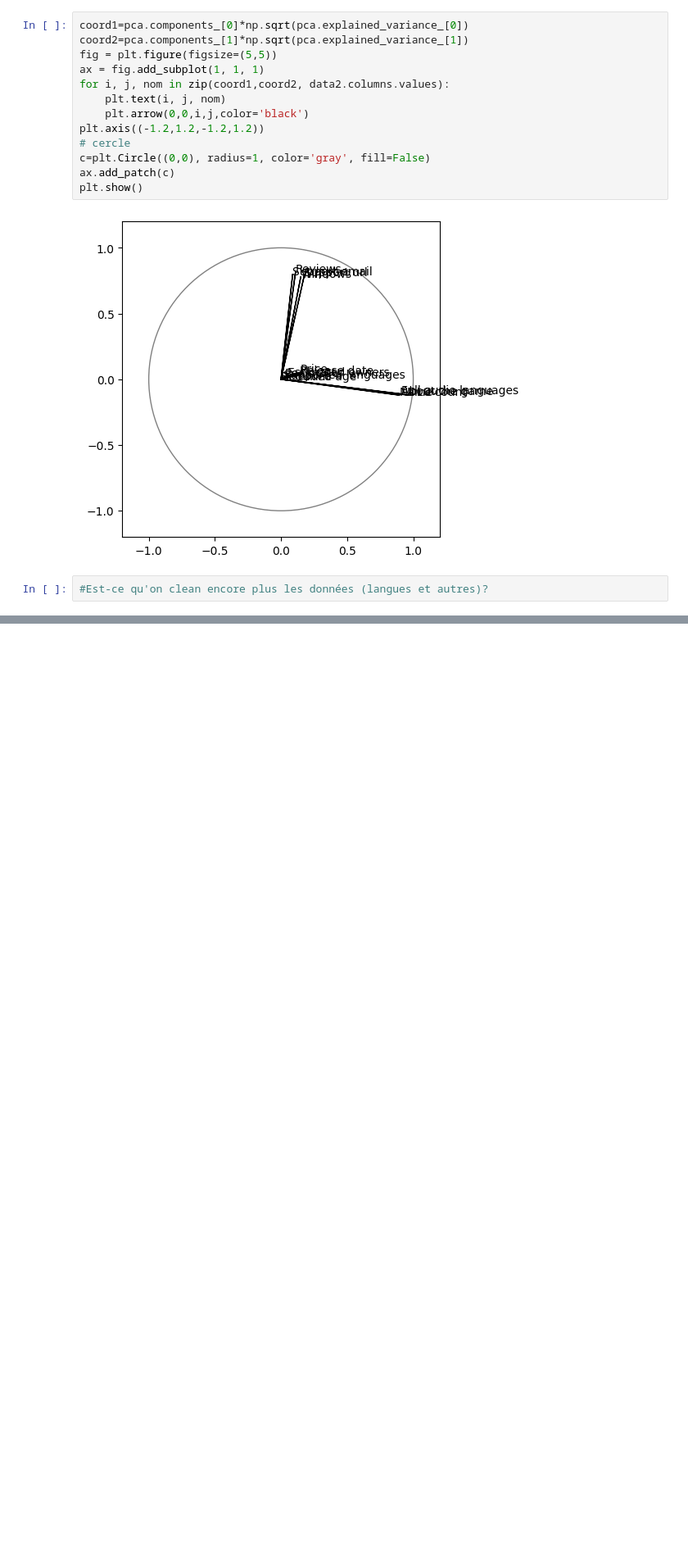
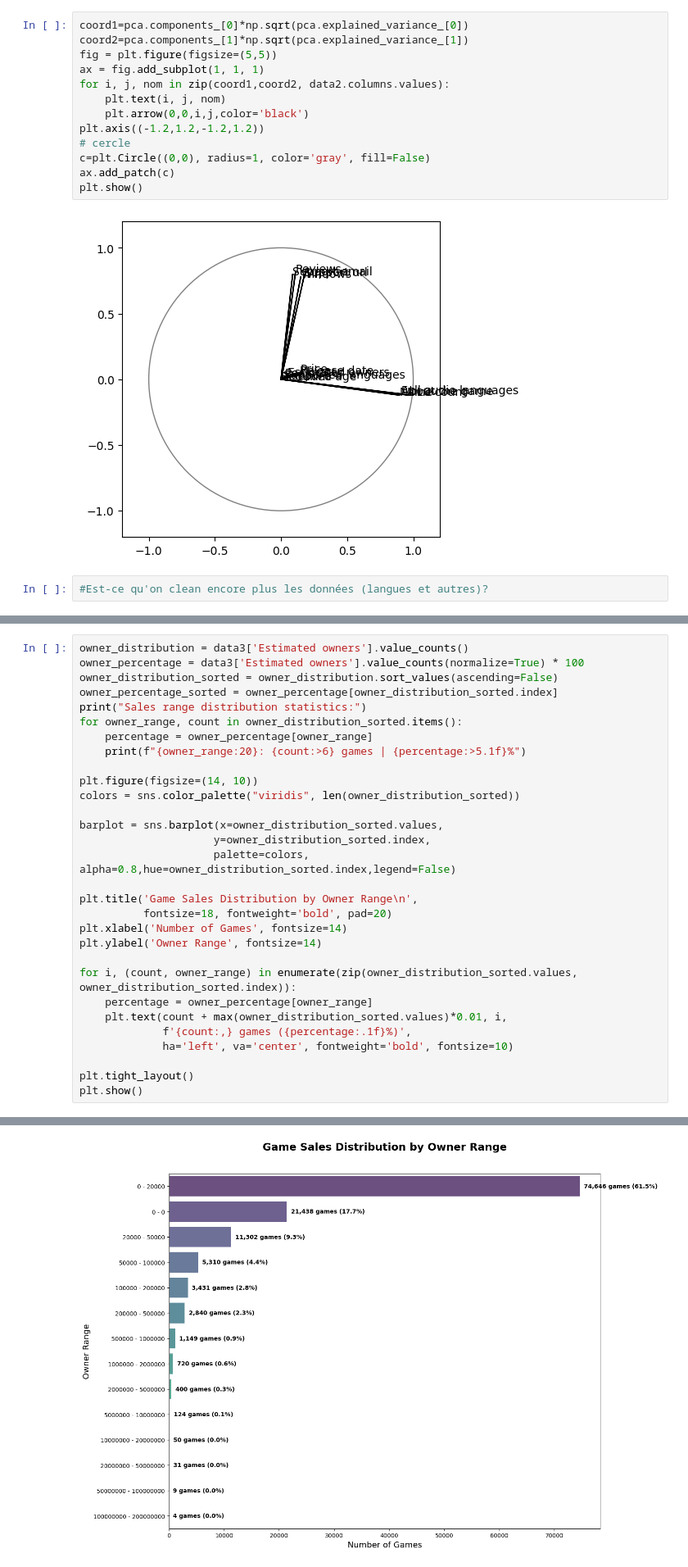
Before and after one commit to Thethomasbutnottheleast/Steam-Analyse, a Jupyter notebook: stream_python.ipynb, the cells around one changed output, grey strips where cells are left out. Shown at 82% size. Cells and saved outputs as stored; diff of their text form; blank space fills up the shorter version.

```diff
--- a/stream_python.ipynb
+++ b/stream_python.ipynb
@@ -170,0 +299,31 @@ plt.show()
+# %%
+owner_distribution = data3['Estimated owners'].value_counts()
+owner_percentage = data3['Estimated owners'].value_counts(normalize=True) * 100
+owner_distribution_sorted = owner_distribution.sort_values(ascending=False)
+owner_percentage_sorted = owner_percentage[owner_distribution_sorted.index]
+print("Sales range distribution statistics:")
+for owner_range, count in owner_distribution_sorted.items():
+    percentage = owner_percentage[owner_range]
+    print(f"{owner_range:20}: {count:>6} games | {percentage:>5.1f}%")
+
+plt.figure(figsize=(14, 10))
+colors = sns.color_palette("viridis", len(owner_distribution_sorted))
+
+barplot = sns.barplot(x=owner_distribution_sorted.values,
+                     y=owner_distribution_sorted.index,
+                     palette=colors, alpha=0.8,hue=owner_distribution_sorted.index,legend=False)
+
+plt.title('Game Sales Distribution by Owner Range\n',
+          fontsize=18, fontweight='bold', pad=20)
+plt.xlabel('Number of Games', fontsize=14)
+plt.ylabel('Owner Range', fontsize=14)
+
+for i, (count, owner_range) in enumerate(zip(owner_distribution_sorted.values, owner_distribution_sorted.index)):
+    percentage = owner_percentage[owner_range]
+    plt.text(count + max(owner_distribution_sorted.values)*0.01, i,
+             f'{count:,} games ({percentage:.1f}%)',
+             ha='left', va='center', fontweight='bold', fontsize=10)
+
+plt.tight_layout()
+plt.show()
+# %% [output]
@@ -170,0 +345 @@ plt.show()
+[figure, added]
```
Also changed, not shown: parts of 16 cells of this notebook.
